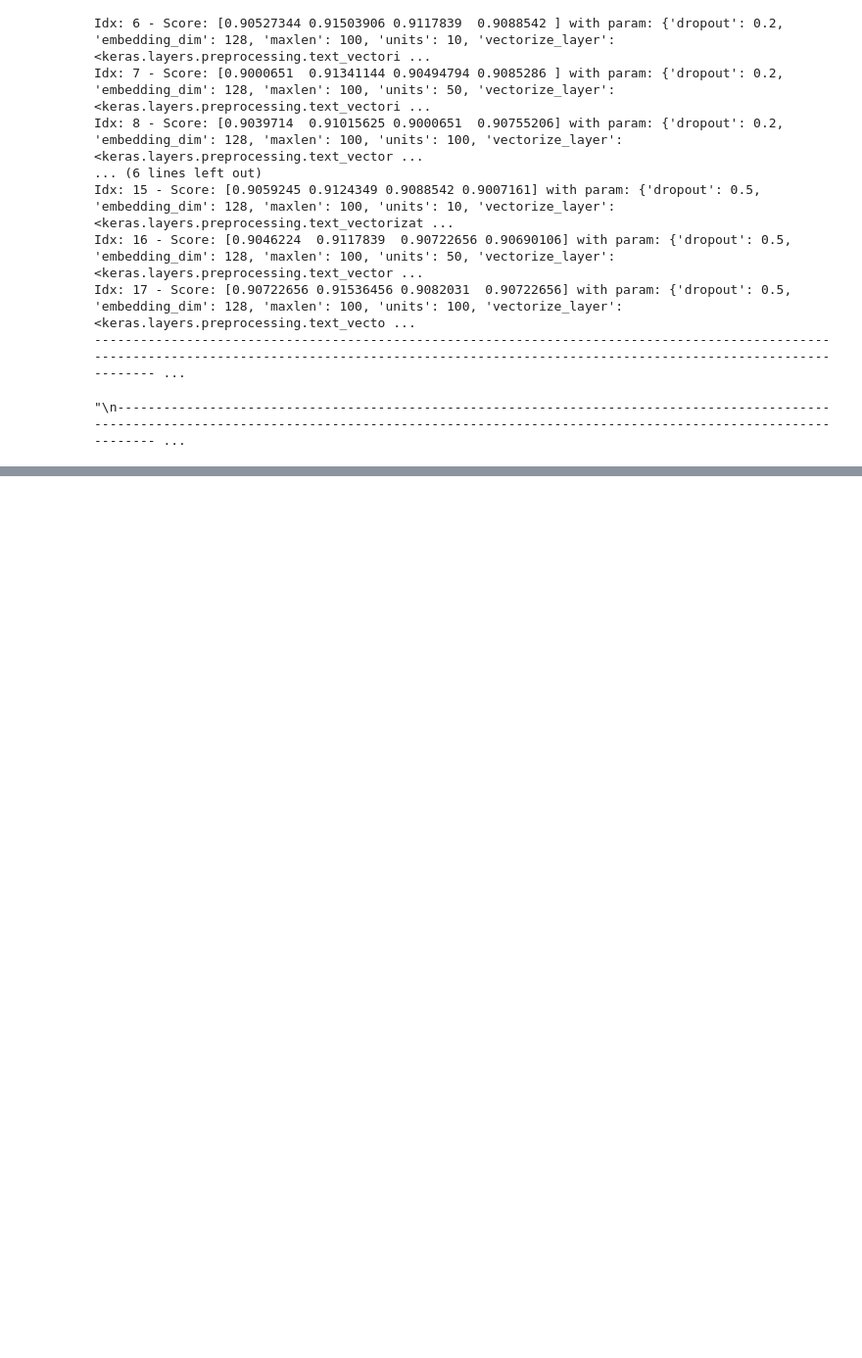
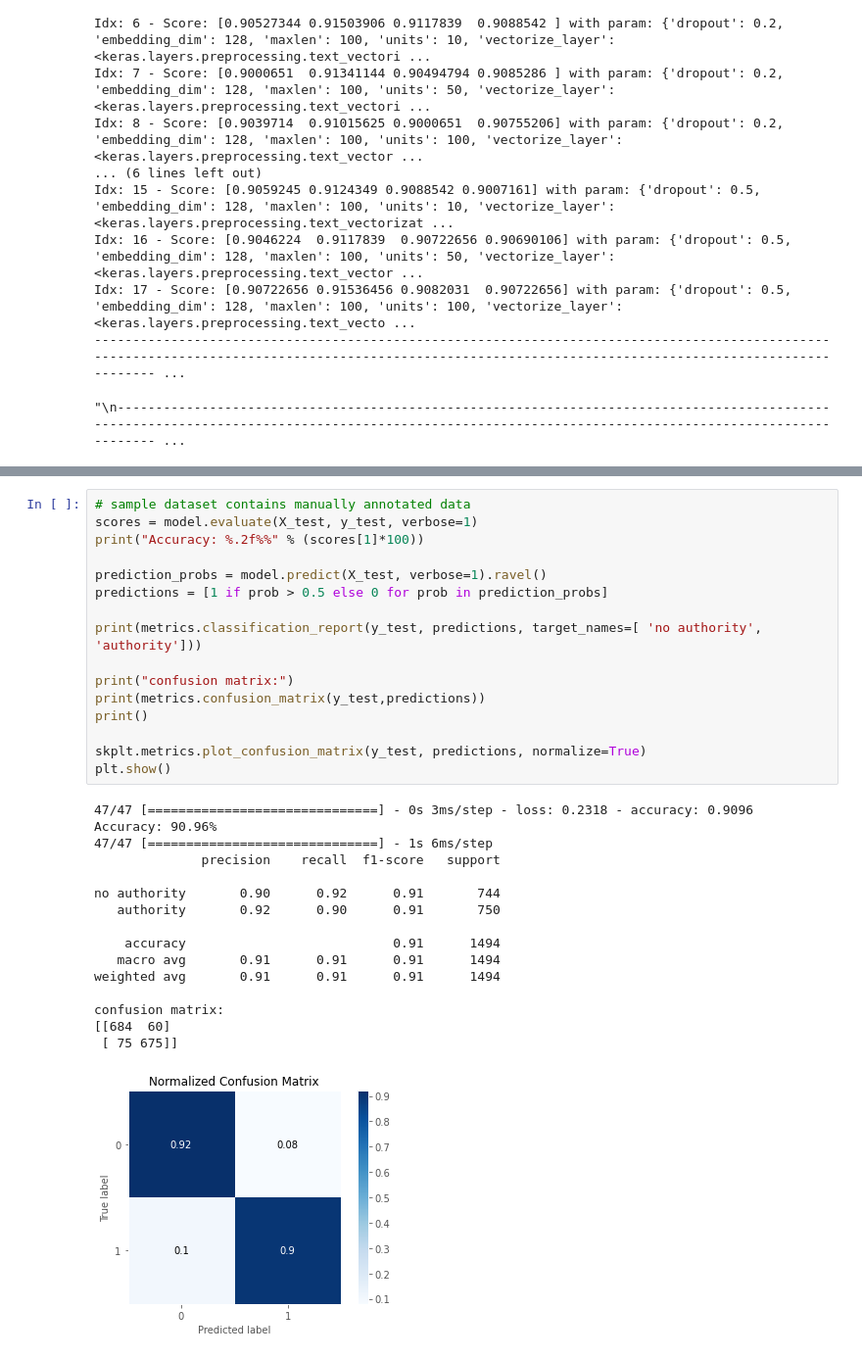
Before and after one commit to Inside0ut/PFE, a Jupyter notebook: Task-1/code/ANN_model.ipynb, the cells around one changed output, grey strips where cells are left out. Shown: that part at 98% size. Saved outputs shown, nothing was run; the diff lists cells and outputs as text; blank space fills up the shorter version.

```diff
--- a/Task-1/code/ANN_model.ipynb
+++ b/Task-1/code/ANN_model.ipynb
@@ -250,0 +240,33 @@ Epoch 20/20
+# %%
+# sample dataset contains manually annotated data
+scores = model.evaluate(X_test, y_test, verbose=1)
+print("Accuracy: %.2f%%" % (scores[1]*100))
+
+prediction_probs = model.predict(X_test, verbose=1).ravel()
+predictions = [1 if prob > 0.5 else 0 for prob in prediction_probs]
+
+print(metrics.classification_report(y_test, predictions, target_names=[ 'no authority', 'authority']))
+
+print("confusion matrix:")
+print(metrics.confusion_matrix(y_test,predictions))
+print()
+
+skplt.metrics.plot_confusion_matrix(y_test, predictions, normalize=True)
+plt.show()
+# %% [output]
+47/47 [==============================] - 0s 3ms/step - loss: 0.2318 - accuracy: 0.9096
+Accuracy: 90.96%
+47/47 [==============================] - 1s 6ms/step
+              precision    recall  f1-score   support
+
+no authority       0.90      0.92      0.91       744
+   authority       0.92      0.90      0.91       750
+
+    accuracy                           0.91      1494
+   macro avg       0.91      0.91      0.91      1494
+weighted avg       0.91      0.91      0.91      1494
+
+confusion matrix:
+[[684  60]
+ [ 75 675]]
+[figure, added]
```
Also changed, not shown: parts of 8 cells of this notebook, 19 other files.
